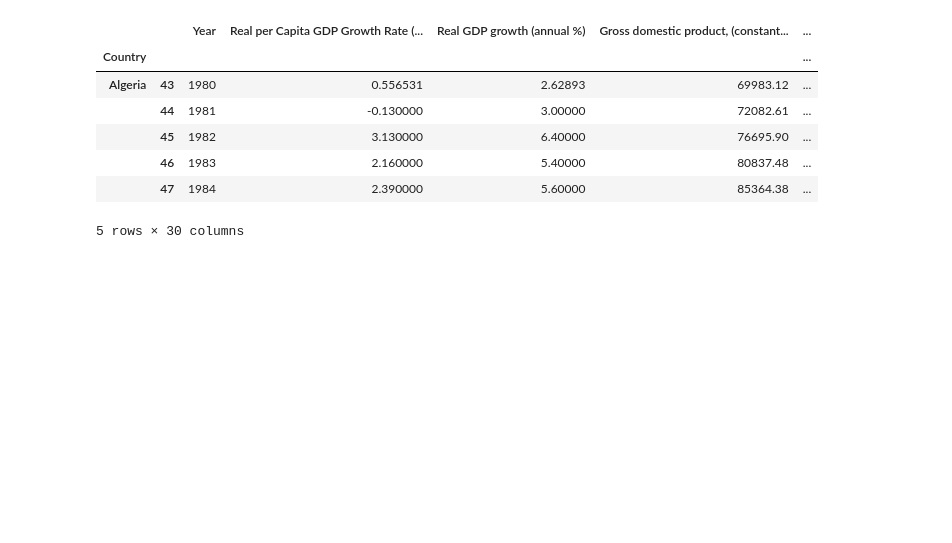
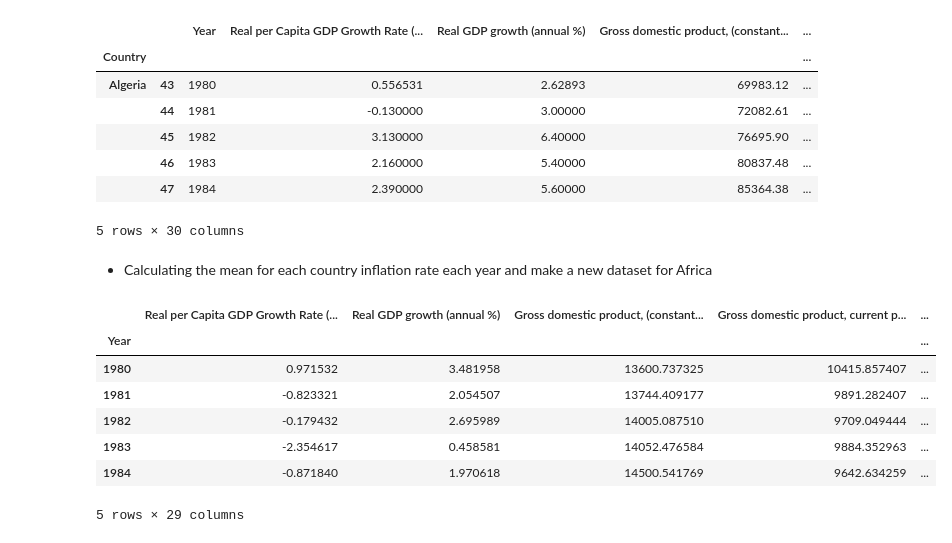
Before and after one commit to MMostafa-Hub/advanced_time_series, a Jupyter notebook: session_2/cleaning.ipynb, the cells around one changed output. Cells and saved outputs as stored; diff of their text form; code cells hidden in the pictures; blank space fills up the shorter version.

Commit message:
Create an Africa df by taking the mean of each country

```diff
--- a/session_2/cleaning.ipynb
+++ b/session_2/cleaning.ipynb
@@ -102,3 +102,18 @@ df.head()
 |  | 46 | 1983 | 2.160000 | 5.40000 | 80837.48 | ... |
 |  | 47 | 1984 | 2.390000 | 5.60000 | 85364.38 | ... |
 5 rows × 30 columns
+# %% [markdown]
+- Calculating the mean for each country inflation rate each year and make a new dataset for Africa
+# %%
+africa_df = df.groupby("Year").mean()
+# %%
+africa_df.head()
+# %% [output]
+|  | Real per Capita GDP Growth Rate (... | Real GDP growth (annual %) | Gross domestic product, (constant... | Gross domestic product, current p... | ... |
+| Year |  |  |  |  | ... |
+| 1980 | 0.971532 | 3.481958 | 13600.737325 | 10415.857407 | ... |
+| 1981 | -0.823321 | 2.054507 | 13744.409177 | 9891.282407 | ... |
+| 1982 | -0.179432 | 2.695989 | 14005.087510 | 9709.049444 | ... |
+| 1983 | -2.354617 | 0.458581 | 14052.476584 | 9884.352963 | ... |
+| 1984 | -0.871840 | 1.970618 | 14500.541769 | 9642.634259 | ... |
+5 rows × 29 columns
```
